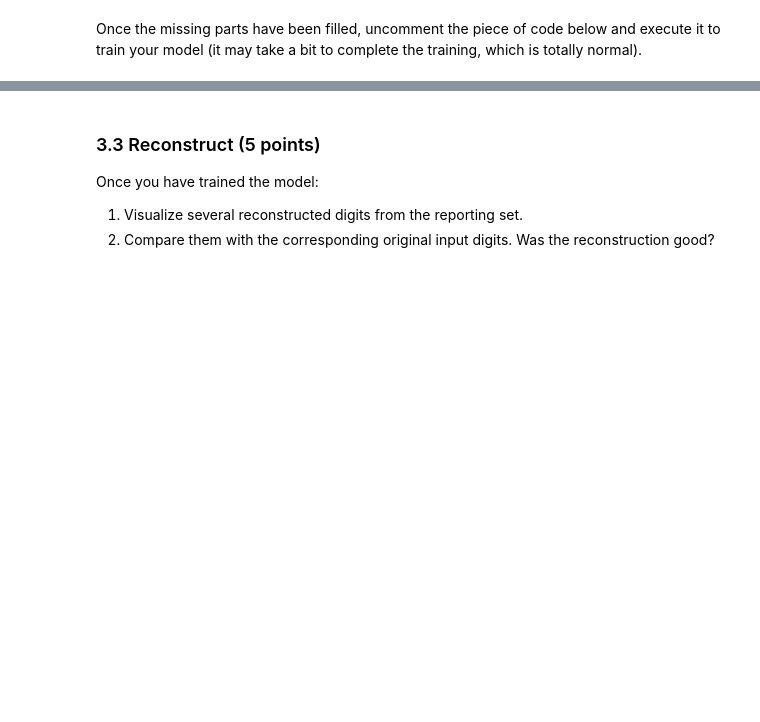
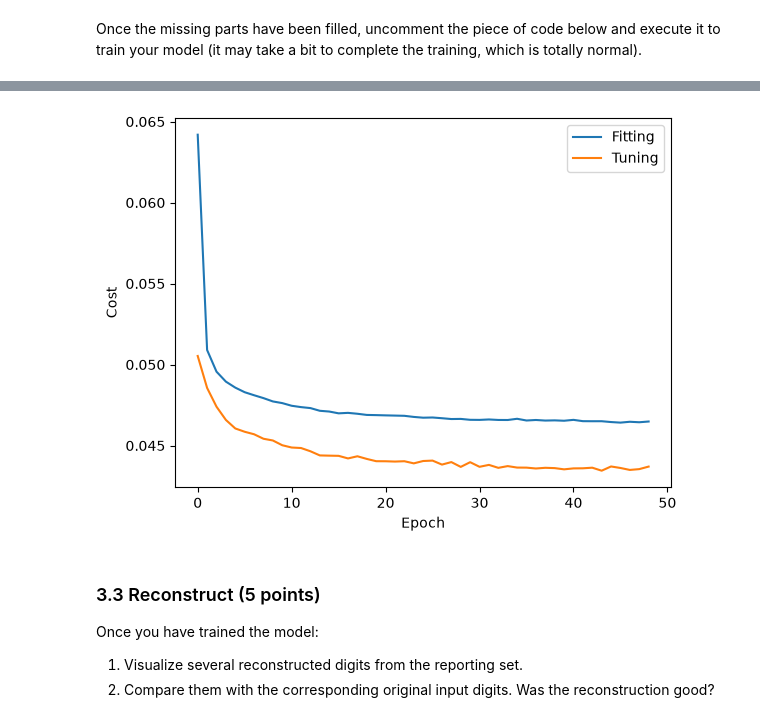
Before and after one commit to saejin-moon/ds4021, a Jupyter notebook: Pacos_labs/Lab 6/06-autoencoders.ipynb, the cells around one changed output, grey strips where cells are left out. Cells and saved outputs as stored; diff of their text form; code cells hidden in the pictures; blank space fills up the shorter version.

```diff
--- a/Pacos_labs/Lab 6/06-autoencoders.ipynb
+++ b/Pacos_labs/Lab 6/06-autoencoders.ipynb
@@ -115,13 +120,8 @@ class Autoencoder(nn.Module):
             nn.BatchNorm1d(64),
             nn.ReLU(),
             nn.Dropout(p=0.2),
-            nn.Linear(64, 2)
-            # TODO: Add steps to go from 784 to 128
-            # TODO: Add steps to go from 128 to 64
-            # TODO: Add steps to go from 64 to 2.
+            nn.Linear(64, 2)  # bottleneck: linear only
         ]
-        # TODO: Replace the None value below with the module that stores the layers in 'encoder_list' for manual iteration in the forward pass
-        # Hint: we have covered this module in class
         self.encoder_list = nn.ModuleList(encoder_list)
 
         # DECODING PART: 2 -> 64 -> 128 -> 784
@@ -135,16 +135,11 @@ class Autoencoder(nn.Module):
             nn.ReLU(),
             nn.Dropout(p=0.2),
             nn.Linear(128, 784),
-            nn.Dropout(p=0.2),
-            nn.Sigmoid()
+            nn.Sigmoid()  # output layer: no dropout
         ]
-        # TODO: Replace the None value below with the module that stores the layers in 'decoder_list' for manual iteration in the forward pass
-        # Hint: we have covered this module in class
         self.decoder_list = nn.ModuleList(decoder_list)
 
     def forward(self, X):
-        # TODO: Replace the None value below for that after applying X -> encoder -> decoder
-        # Hint: You will probably need to iterate through the encoder_list and decoder_list
         for layer in self.encoder_list:
             X = layer(X)
         for layer in self.decoder_list:
@@ -214,11 +209,11 @@ def train_autoencoder(model, fitting_loader, tuning_loader, n_epochs=100, patien
         for X_batch, _ in fitting_loader:
             # --- Implement the standard training steps ---
 
-            outputs = None  # TODO: Forward pass for this batch
-            cost = None     # TODO: Compute the cost for this batch
-            # TODO: Backward pass (compute gradients)
-            # TODO: Update model parameters
-            # TODO: Set gradients equal to zero
+            outputs = model(X_batch)
+            cost = criterion(outputs, X_batch)
+            cost.backward()
+            optimizer.step()
+            optimizer.zero_grad()
             fitting_cost += cost.item() * X_batch.size(0)
 
         fitting_cost /= len(fitting_loader.dataset)
@@ -228,8 +223,8 @@ def train_autoencoder(model, fitting_loader, tuning_loader, n_epochs=100, patien
         tuning_cost = 0.0
         with torch.no_grad():
             for X_batch, _ in tuning_loader:
-                outputs = None  # TODO: Forward pass for tuning data
-                cost = None     # TODO: Compute the tuning cost
+                outputs = model(X_batch)
+                cost = criterion(outputs, X_batch)
                 tuning_cost += cost.item() * X_batch.size(0)
 
         tuning_cost /= len(tuning_loader.dataset)
@@ -251,4 +246,4 @@ def train_autoencoder(model, fitting_loader, tuning_loader, n_epochs=100, patien
 # %% [markdown]
 Once the missing parts have been filled, uncomment the piece of code below and execute it to train your model (it may take a bit to complete the training, which is totally normal).
 # %%
-# model, history = train_autoencoder(model, fitting_loader, tuning_loader, n_epochs=50, patience=5)
+model, history = train_autoencoder(model, fitting_loader, tuning_loader, n_epochs=50, patience=5)
@@ -255,5 +268,12 @@ Once the missing parts have been filled, uncomment the piece of code below and e
 # %%
-# USE AS MANY CELLS AS NEEDED FOR THE REST OF THE CODE
+plt.plot(history["fitting"], label="Fitting")
+plt.plot(history["tuning"], label="Tuning")
+plt.xlabel("Epoch")
+plt.ylabel("Cost")
+plt.legend()
+plt.show()
+# %% [output]
+[figure, added]
 # %% [markdown]
 ### 3.3 Reconstruct (5 points)
 
```
Also changed, not shown: parts of 13 cells of this notebook.
